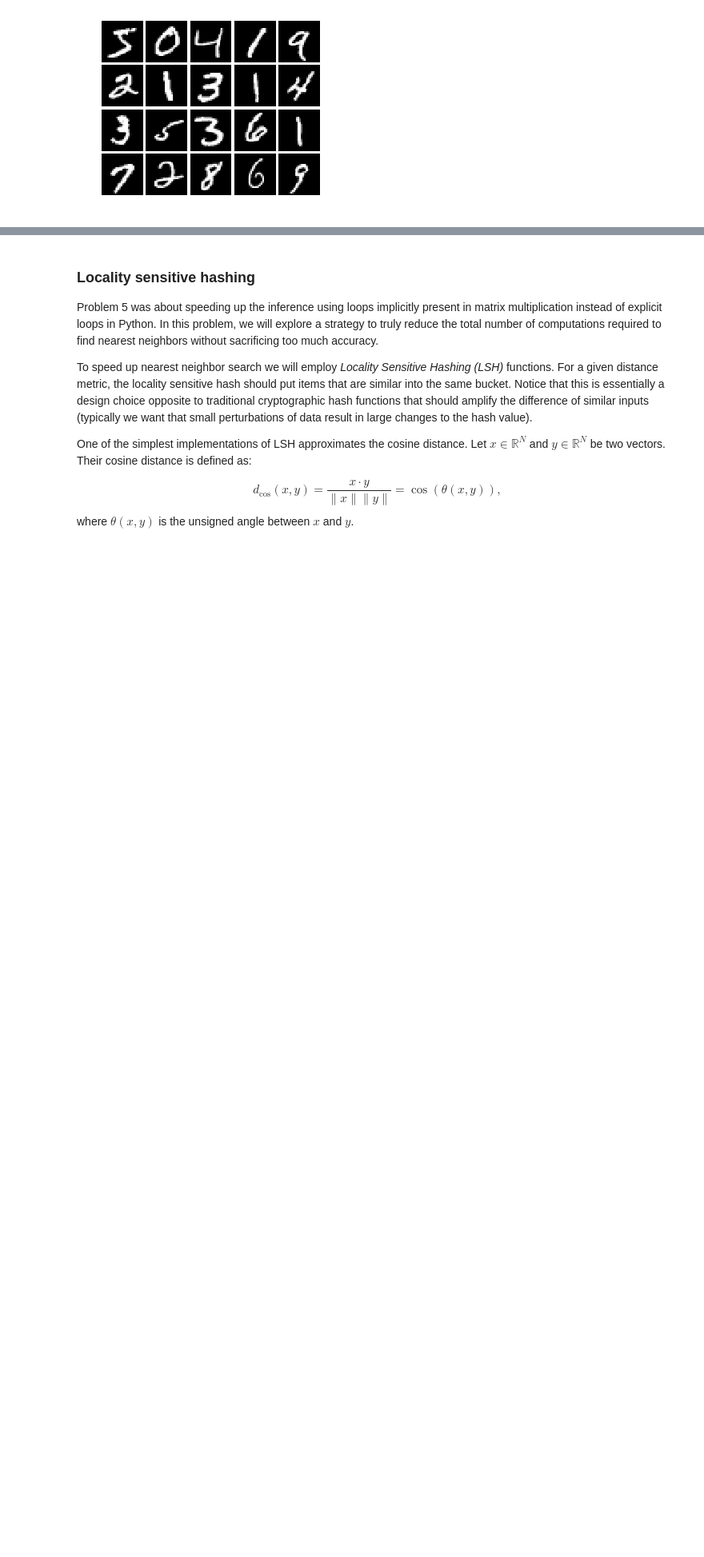
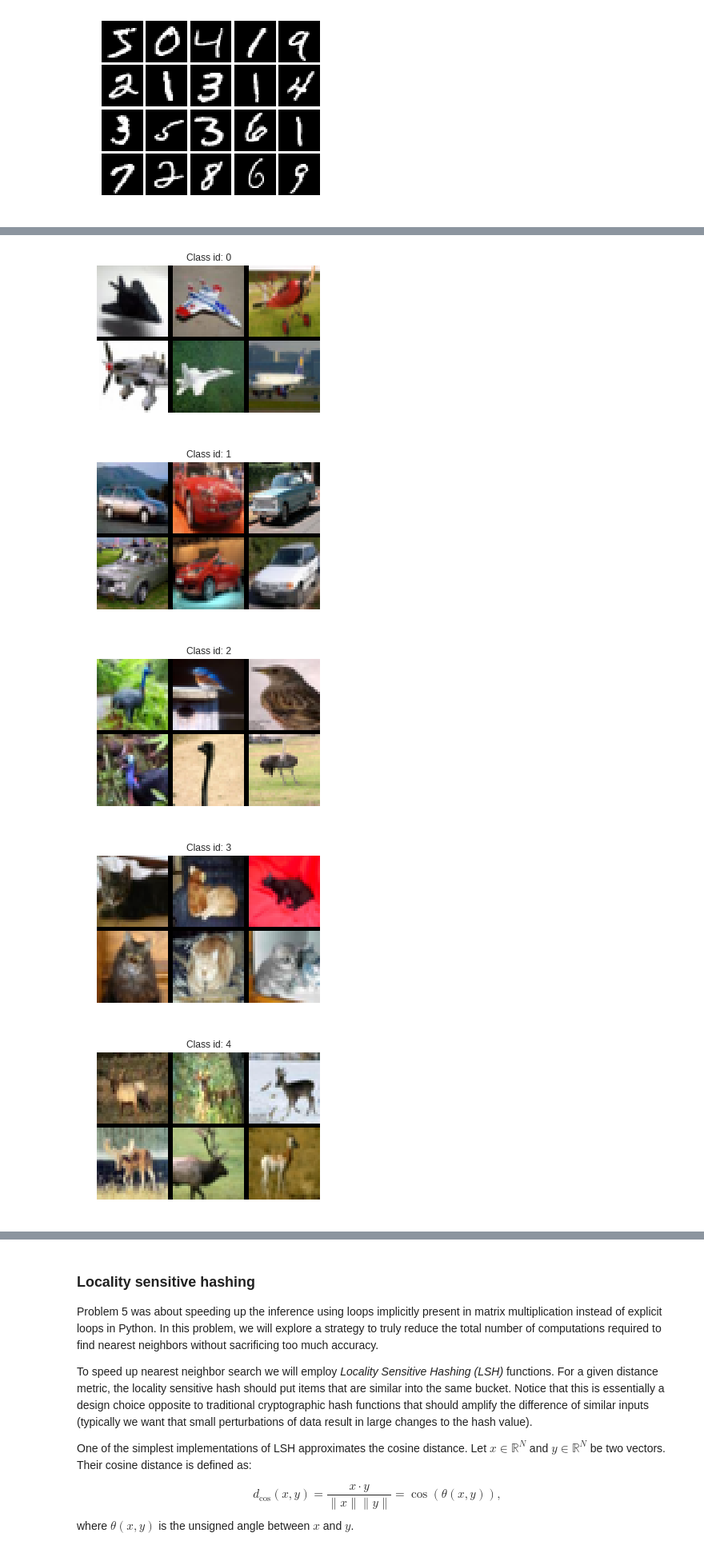
Before and after one commit to samorr/nn_assignments, a Jupyter notebook: assignment1/Assignment1.ipynb, the cells around one changed output, grey strips where cells are left out. Shown at 80% size. Drawn from its saved outputs; the diff is of its cells as text; code cells hidden in the pictures; blank space fills up the shorter version.

```diff
--- a/assignment1/Assignment1.ipynb
+++ b/assignment1/Assignment1.ipynb
@@ -429,0 +526,12 @@ with np.load('cifar.npz') as data:
+# %%
+cifar_examples = np.array([cifar_full_train_data_uint8[cifar_full_train_labels_int64 == i][:6] for i in range(10)]).reshape((10 * 6, 32, 32, 3))
+for ci in range(10):
+    plt.figure(figsize=(5,5))
+    plot_mat(np.moveaxis(cifar_examples, -1, 1)[ci * 6 : (ci+1) * 6])
+    plt.title('Class id: %d' % ci)
+# %% [output]
+[figure, added]
+[figure, added]
+[figure, added]
+[figure, added]
+[figure, added]
```
Also changed, not shown: parts of 26 cells of this notebook.
